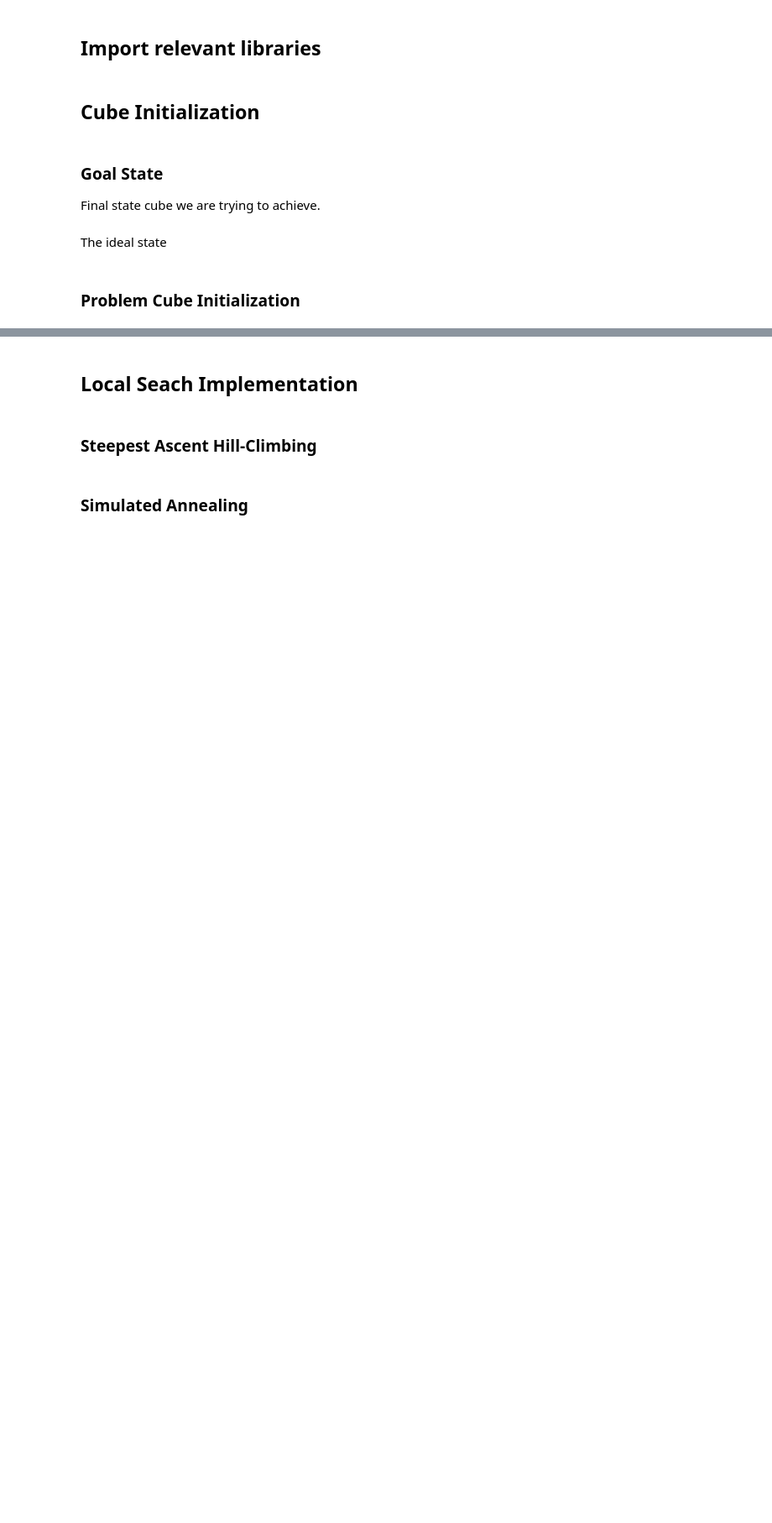
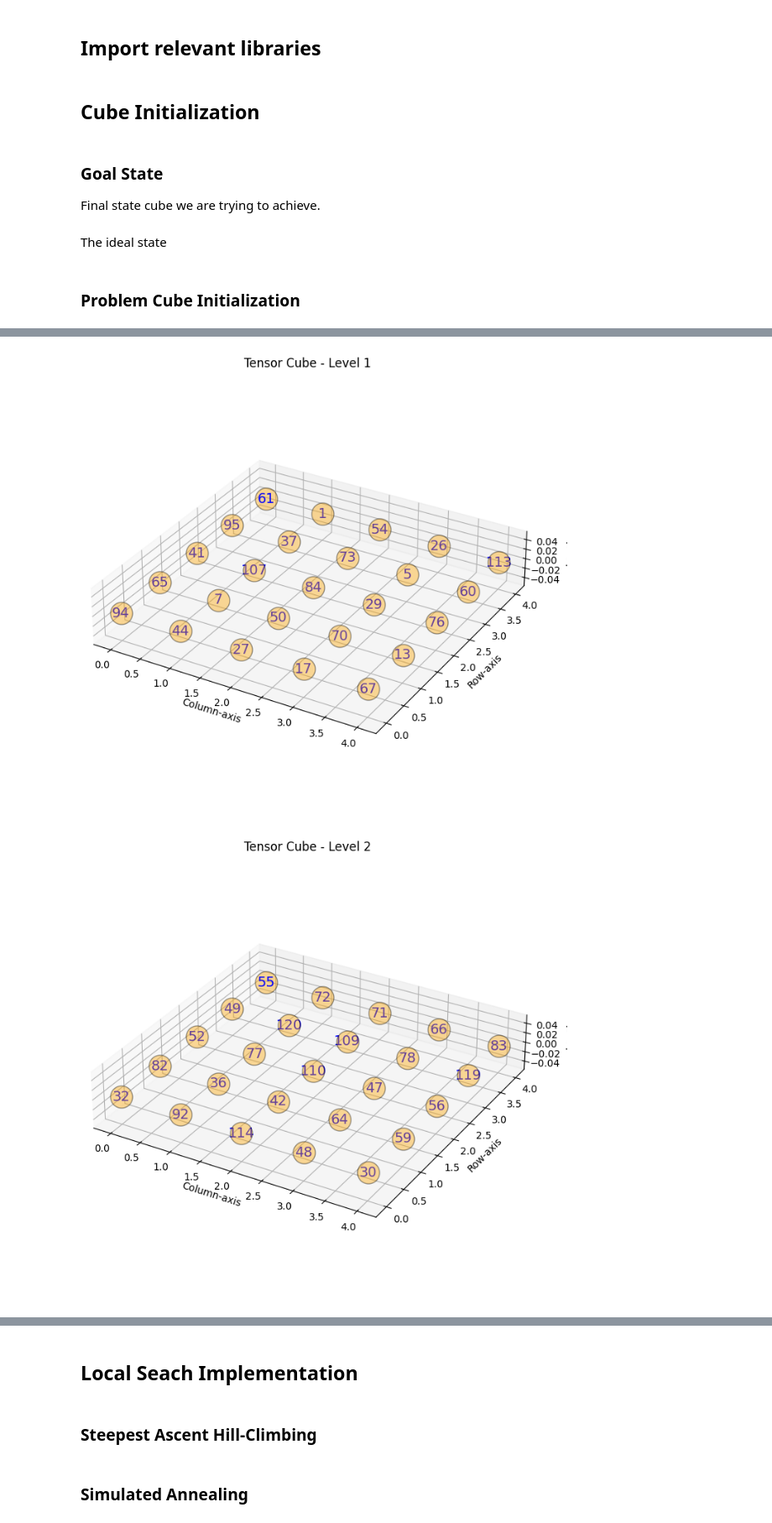
Before and after one commit to marcellinow/diagonal-magic-cube, a Jupyter notebook: main.ipynb, the cells around one changed output, grey strips where cells are left out. Shown at 84% size. Cells and saved outputs as stored; diff of their text form; code cells hidden in the pictures; blank space fills up the shorter version.

```diff
--- a/main.ipynb
+++ b/main.ipynb
@@ -81,0 +102,5 @@ cube = problem_cube.initial_state()
+# %%
+cube.plot_per_level()
+# %% [output]
+[figure, added]
+[figure, added]
```
Also changed, not shown: parts of 11 cells of this notebook, 1 other file.
